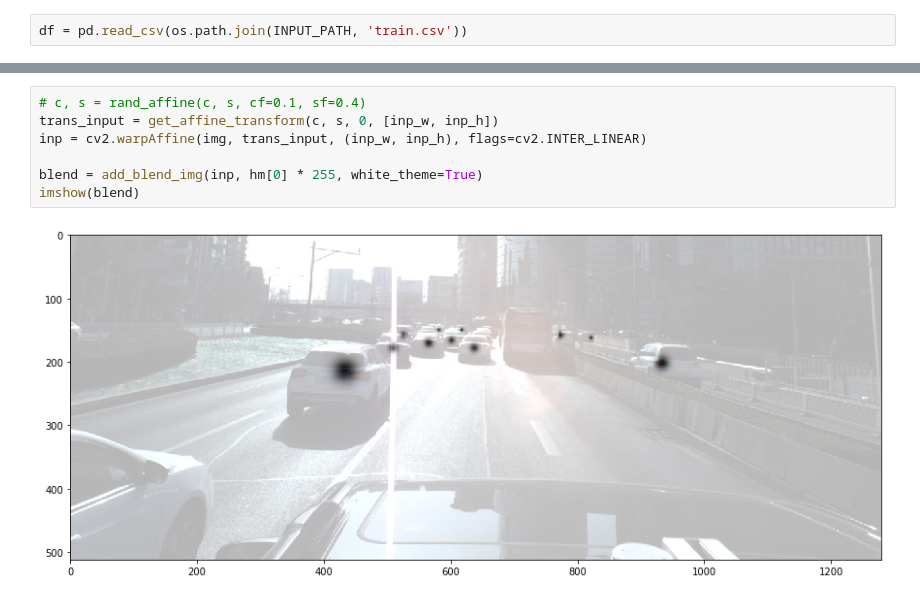
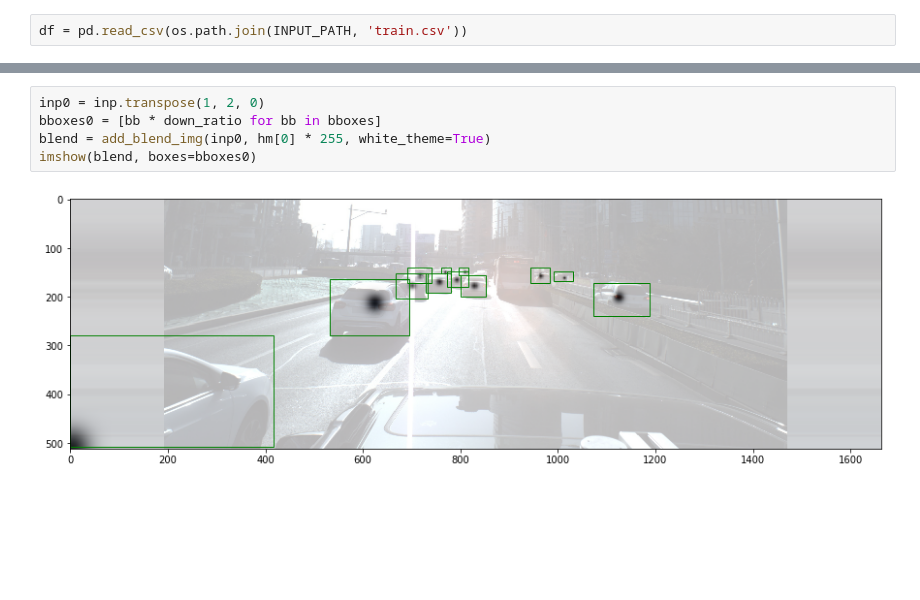
Before and after one commit to dmitry-vorobiev/kaggle-pku-autonomous-driving-centernet, a Jupyter notebook: notebooks/heatmap.ipynb, the cells around one changed output, grey strips where cells are left out. Drawn from its saved outputs; the diff is of its cells as text; blank space fills up the shorter version.

```diff
--- a/notebooks/heatmap.ipynb
+++ b/notebooks/heatmap.ipynb
@@ -442,9 +203,7 @@ imshow(hm[0], boxes=bboxes_tr)
-# %%
-# c, s = rand_affine(c, s, cf=0.1, sf=0.4)
-trans_input = get_affine_transform(c, s, 0, [inp_w, inp_h])
-inp = cv2.warpAffine(img, trans_input, (inp_w, inp_h), flags=cv2.INTER_LINEAR)
-
-blend = add_blend_img(inp, hm[0] * 255, white_theme=True)
-imshow(blend)
-# %% [output]
-[figure, removed]
+# %%
+inp0 = inp.transpose(1, 2, 0)
+bboxes0 = [bb * down_ratio for bb in bboxes]
+blend = add_blend_img(inp0, hm[0] * 255, white_theme=True)
+imshow(blend, boxes=bboxes0)
+# %% [output]
+[figure, added]
```
Also changed, not shown: parts of 21 cells of this notebook, 2 other files.
